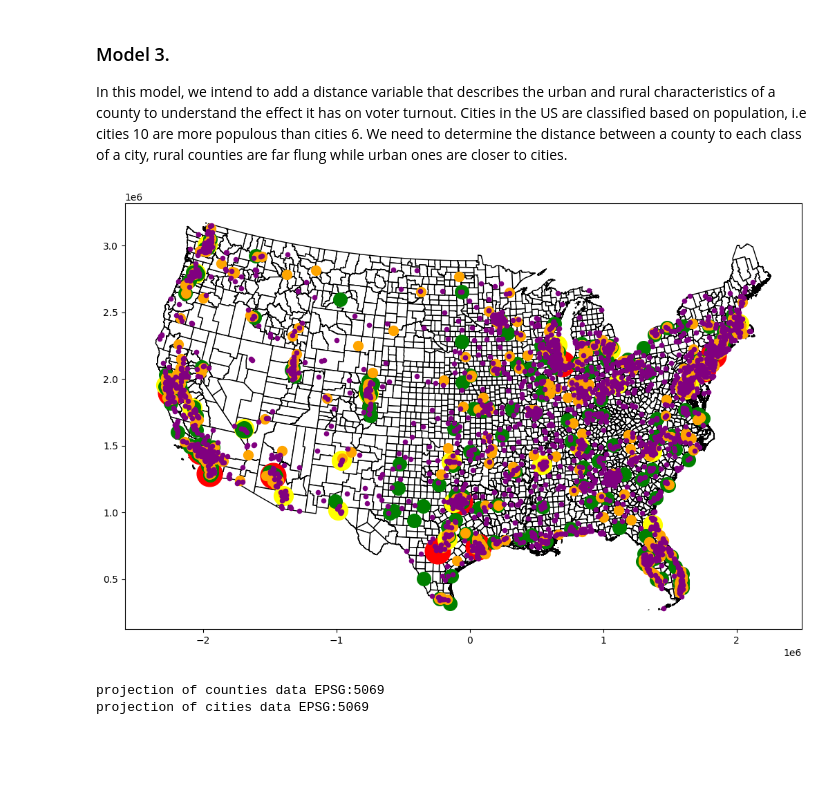
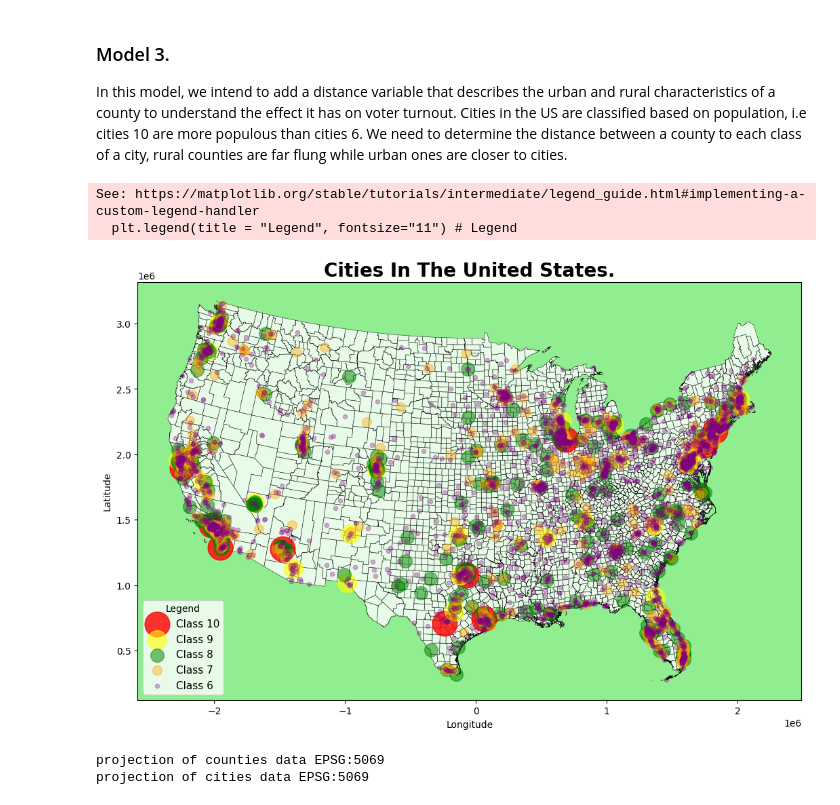
Before and after one commit to kechcole/Machine-Learning, a Jupyter notebook: Notebook/4.Decision Tree algorithm.ipynb, the cells around one changed output. Drawn from its saved outputs; the diff is of its cells as text; code cells hidden in the pictures; blank space fills up the shorter version.

```diff
--- a/Notebook/4.Decision Tree algorithm.ipynb
+++ b/Notebook/4.Decision Tree algorithm.ipynb
@@ -466,31 +466,39 @@ In this model, we intend to add a distance variable that describes the urban and
 # %%
 # Read cities data
 
 cities_10 = gpd.read_file("F:/MOOC's/ESRI MOOC/ESRI  MOOC Training 1/Wk 1 Task 2 Data Visualization/Data Export/Cities/Exportdata/city_pop_cls_10.shp")
 cities_9 = gpd.read_file("F:/MOOC's/ESRI MOOC/ESRI  MOOC Training 1/Wk 1 Task 2 Data Visualization/Data Export/Cities/Exportdata/city_pop_cls_9.shp")
 cities_8 = gpd.read_file("F:/MOOC's/ESRI MOOC/ESRI  MOOC Training 1/Wk 1 Task 2 Data Visualization/Data Export/Cities/Exportdata/city_pop_cls_8.shp")
 cities_7 = gpd.read_file("F:/MOOC's/ESRI MOOC/ESRI  MOOC Training 1/Wk 1 Task 2 Data Visualization/Data Export/Cities/Exportdata/city_pop_cls_7.shp")
 cities_6 = gpd.read_file("F:/MOOC's/ESRI MOOC/ESRI  MOOC Training 1/Wk 1 Task 2 Data Visualization/Data Export/Cities/Exportdata/city_pop_cls_6.shp")
 
-# Reproject to projected crs, uses meters
+# Reproject to projected crs(metric), uses meters
 polygon = data.to_crs(epsg=5069)
 cities_10 = cities_10.to_crs(epsg=5069)
 cities_9 = cities_9.to_crs(epsg=5069)
 cities_8 = cities_8.to_crs(epsg=5069)
 cities_7 = cities_7.to_crs(epsg=5069)
 cities_6 = cities_6.to_crs(epsg=5069)
 
 fig, ax = plt.subplots(figsize=(14, 8))
-polygon.plot(ax=ax, color='white', edgecolor='black')
-cities_10.plot(ax=ax, marker='o', color='red', markersize = 700)
-cities_9.plot(ax=ax, marker='o', color='yellow', markersize=400)
-cities_8.plot(ax=ax, marker='o', color='green', markersize=200)
-cities_7.plot(ax=ax, marker='o', color='orange', markersize=100)
-cities_6.plot(ax=ax, marker='o', color='purple', markersize=20)
+polygon.plot(ax=ax, color='white', edgecolor='black', linewidth=0.4, alpha=0.8, label='County')
+cities_10.plot(ax=ax, marker='o', color='red', markersize = 700, alpha=0.8, label='Class 10')
+cities_9.plot(ax=ax, marker='o', color='yellow', markersize=400, alpha=0.6, label='Class 9')
+cities_8.plot(ax=ax, marker='o', color='green', markersize=200, alpha=0.5, label='Class 8')
+cities_7.plot(ax=ax, marker='o', color='orange', markersize=100, alpha=0.4, label='Class 7')
+cities_6.plot(ax=ax, marker='o', color='purple', markersize=20, alpha=0.3, label='Class 6')
 
+plt.legend(title = "Legend", fontsize="11") # Legend
+plt.title("Cities In The United States.", fontsize=20, fontweight='bold')  # Title
+plt.xlabel('Longitude')
+plt.ylabel('Latitude')
+#ax.figure(facecolor='lightblue')  # Bacground colour of figure
+plt.gca().set_facecolor('lightgreen')  # Background colour of plot area
 plt.show()
 # %% [output]
+See: https://matplotlib.org/stable/tutorials/intermediate/legend_guide.html#implementing-a-custom-legend-handler
+  plt.legend(title = "Legend", fontsize="11") # Legend
-[figure, old version]
+[figure, new version]
 # %%
 # print(cities_10.POP2010.astype(float).dtypes)
 print(f'projection of counties data {data_projected.crs}')
```
